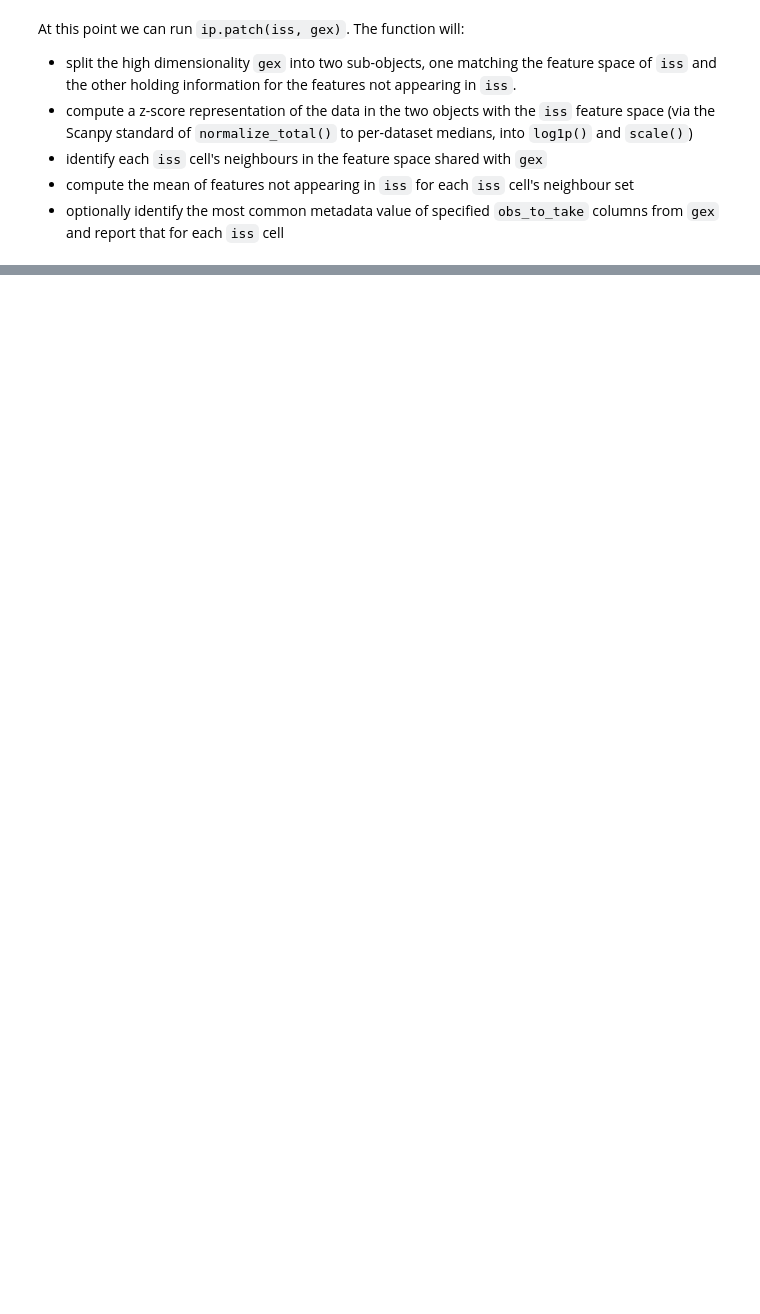
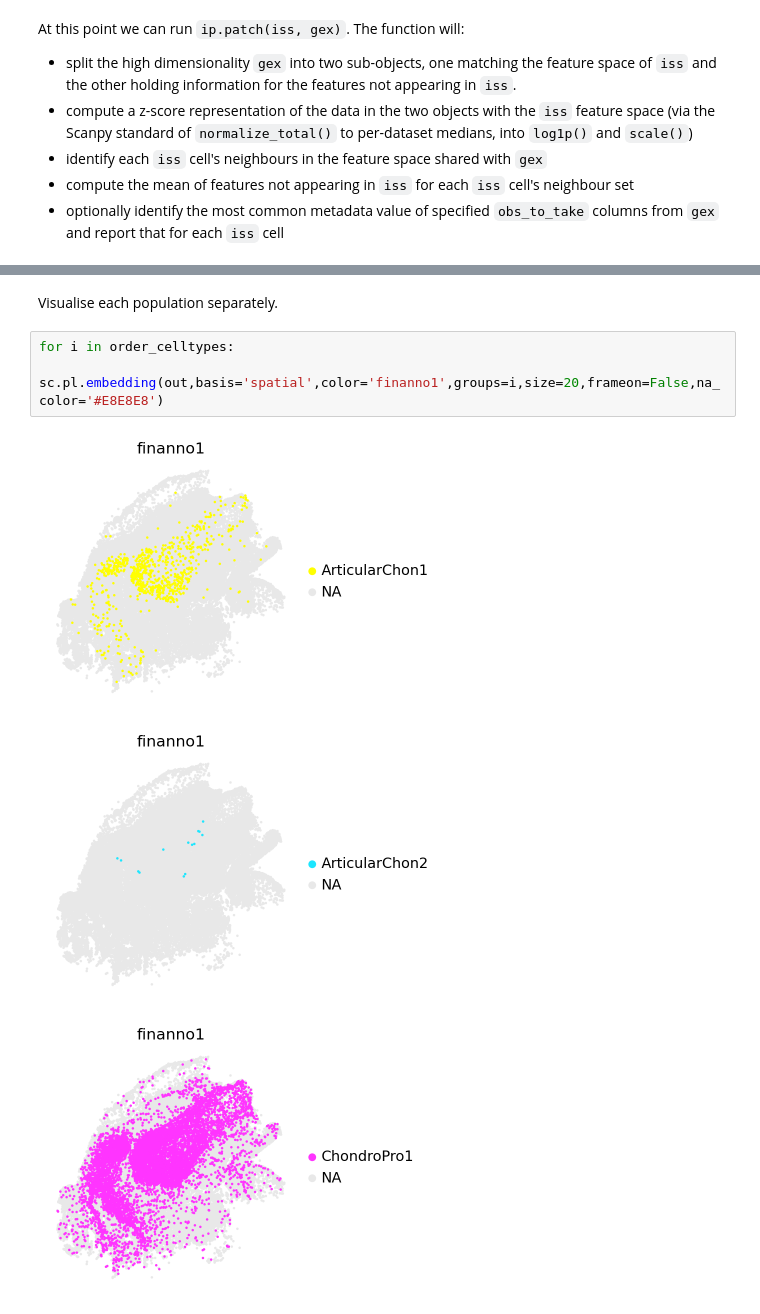
Before and after one commit to Teichlab/iss_patcher, a Jupyter notebook: notebooks/demo.ipynb, the cells around one changed output, grey strips where cells are left out. Saved outputs shown, nothing was run; the diff lists cells and outputs as text; blank space fills up the shorter version.

```diff
--- a/notebooks/demo.ipynb
+++ b/notebooks/demo.ipynb
@@ -50,0 +72,9 @@ AnnData object with n_obs × n_vars = 95214 × 33800
+# %% [markdown]
+Visualise each population separately.
+# %%
+for i in order_celltypes:
+    sc.pl.embedding(out,basis='spatial',color='finanno1',groups=i,size=20,frameon=False,na_color='#E8E8E8')
+# %% [output]
+[figure, added]
+[figure, added]
+[figure, added]
```
Also changed, not shown: parts of 13 cells of this notebook.
